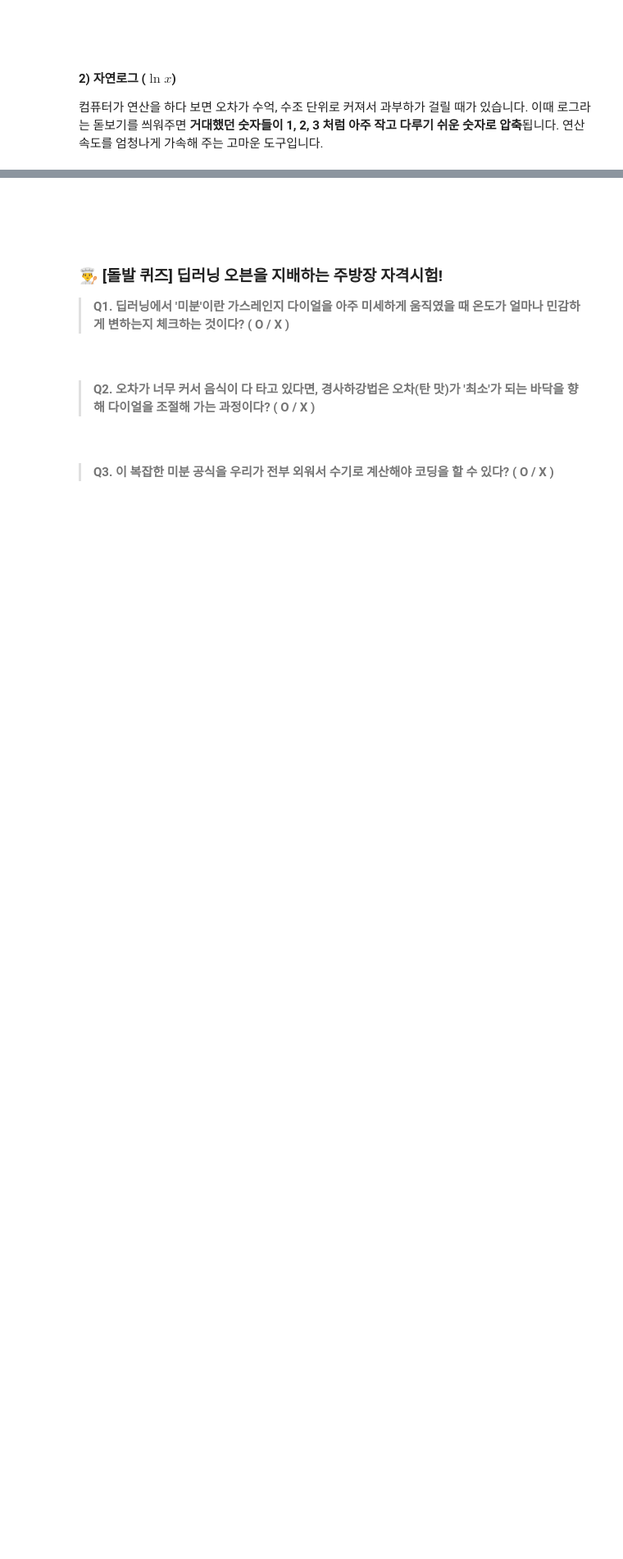
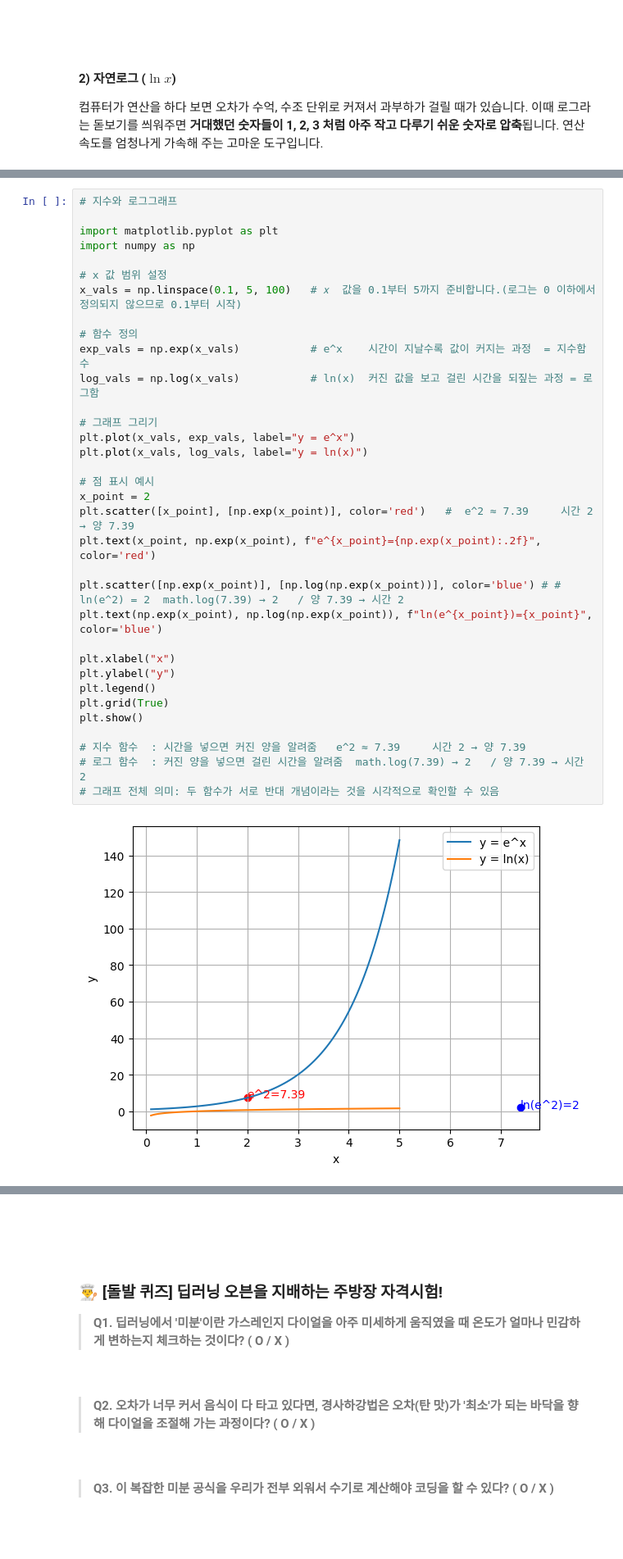
Before and after one commit to sally03915/2026-AI-Analysis-Lab, a Jupyter notebook: AI-FlowTransformation/Step1-Math/basic003_딥러닝화력조절_미분_경사하강법.ipynb, the cells around one changed output, grey strips where cells are left out. Shown at 82% size. Saved outputs shown, nothing was run; the diff lists cells and outputs as text; blank space fills up the shorter version.

```diff
--- a/AI-FlowTransformation/Step1-Math/basic003_딥러닝화력조절_미분_경사하강법.ipynb
+++ b/AI-FlowTransformation/Step1-Math/basic003_딥러닝화력조절_미분_경사하강법.ipynb
@@ -102,0 +411,36 @@
+# %%
+# 지수와 로그그래프
+
+import matplotlib.pyplot as plt
+import numpy as np
+
+# x 값 범위 설정
+x_vals = np.linspace(0.1, 5, 100)   # 𝑥  값을 0.1부터 5까지 준비합니다.(로그는 0 이하에서 정의되지 않으므로 0.1부터 시작)
+
+# 함수 정의
+exp_vals = np.exp(x_vals)           # e^x    시간이 지날수록 값이 커지는 과정  = 지수함수
+log_vals = np.log(x_vals)           # ln(x)  커진 값을 보고 걸린 시간을 되짚는 과정 = 로그함
+
+# 그래프 그리기
+plt.plot(x_vals, exp_vals, label="y = e^x")
+plt.plot(x_vals, log_vals, label="y = ln(x)")
+
+# 점 표시 예시
+x_point = 2
+plt.scatter([x_point], [np.exp(x_point)], color='red')   #  e^2 ≈ 7.39     시간 2 → 양 7.39
+plt.text(x_point, np.exp(x_point), f"e^{x_point}={np.exp(x_point):.2f}", color='red')
+
+plt.scatter([np.exp(x_point)], [np.log(np.exp(x_point))], color='blue') # # ln(e^2) = 2  math.log(7.39) → 2   / 양 7.39 → 시간 2
+plt.text(np.exp(x_point), np.log(np.exp(x_point)), f"ln(e^{x_point})={x_point}", color='blue')
+
+plt.xlabel("x")
+plt.ylabel("y")
+plt.legend()
+plt.grid(True)
+plt.show()
+
+# 지수 함수  : 시간을 넣으면 커진 양을 알려줌   e^2 ≈ 7.39     시간 2 → 양 7.39
+# 로그 함수  : 커진 양을 넣으면 걸린 시간을 알려줌  math.log(7.39) → 2   / 양 7.39 → 시간 2
+# 그래프 전체 의미: 두 함수가 서로 반대 개념이라는 것을 시각적으로 확인할 수 있음
+# %% [output]
+[figure, added]
```
Also changed, not shown: parts of 22 cells of this notebook.
